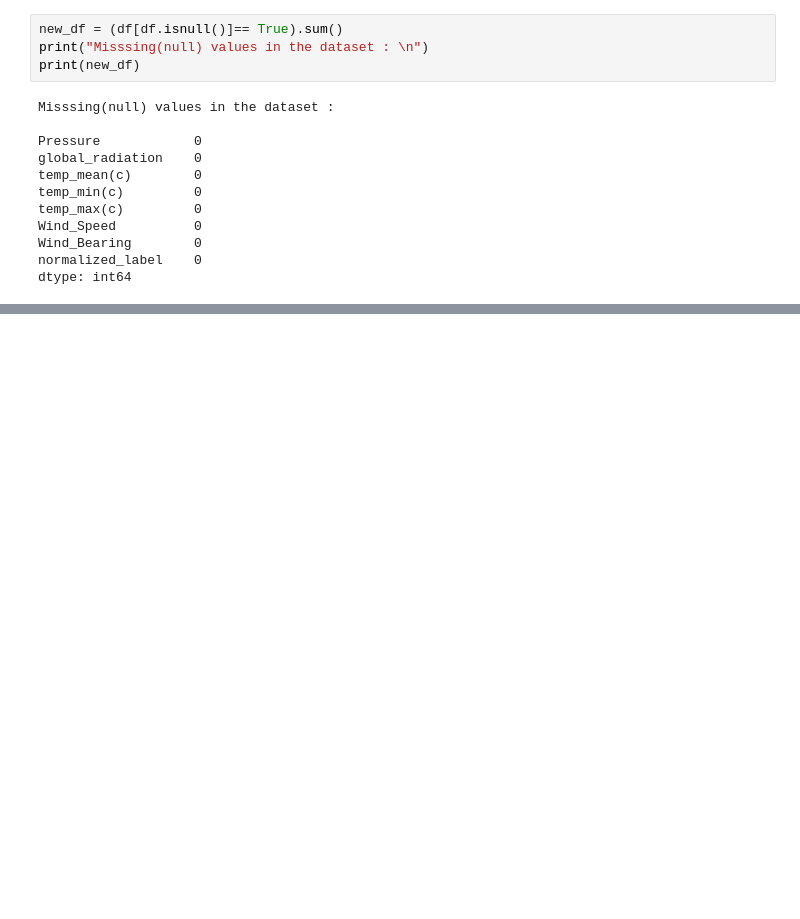
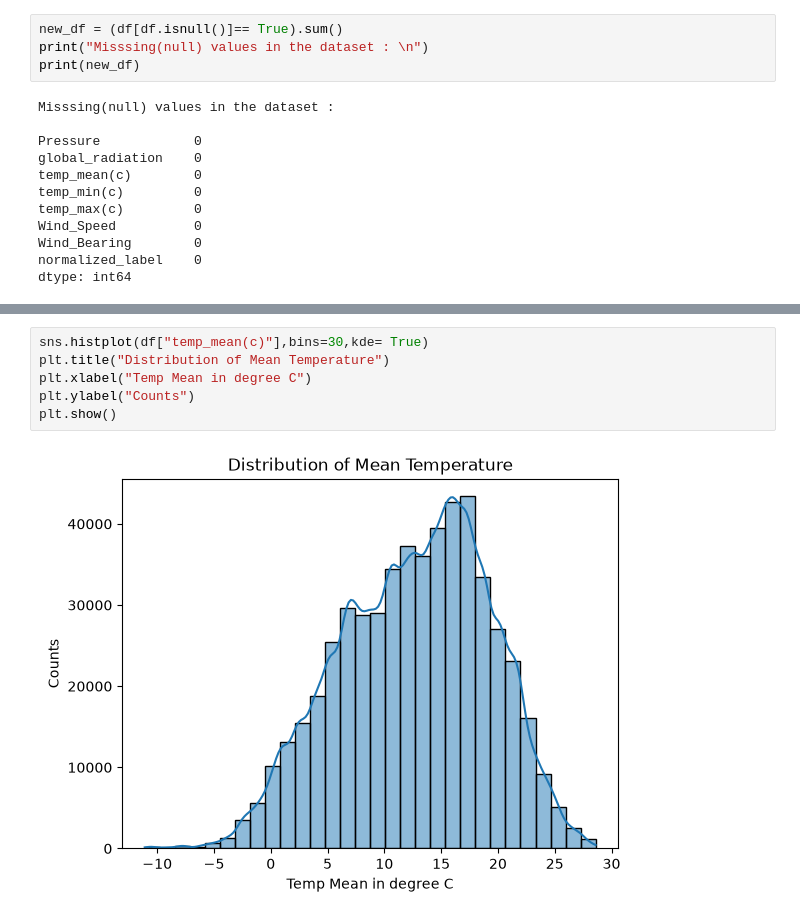
Before and after one commit to ingalemansi70/Machine_Learning, a Jupyter notebook: Special_Assignment.ipynb, the cells around one changed output, grey strips where cells are left out. Drawn from its saved outputs; the diff is of its cells as text; blank space fills up the shorter version.

```diff
--- a/Special_Assignment.ipynb
+++ b/Special_Assignment.ipynb
@@ -73,0 +82,8 @@ dtype: int64
+# %%
+sns.histplot(df["temp_mean(c)"],bins=30,kde= True)
+plt.title("Distribution of Mean Temperature")
+plt.xlabel("Temp Mean in degree C")
+plt.ylabel("Counts")
+plt.show()
+# %% [output]
+[figure, added]
```
Also changed, not shown: parts of 3 cells of this notebook.
